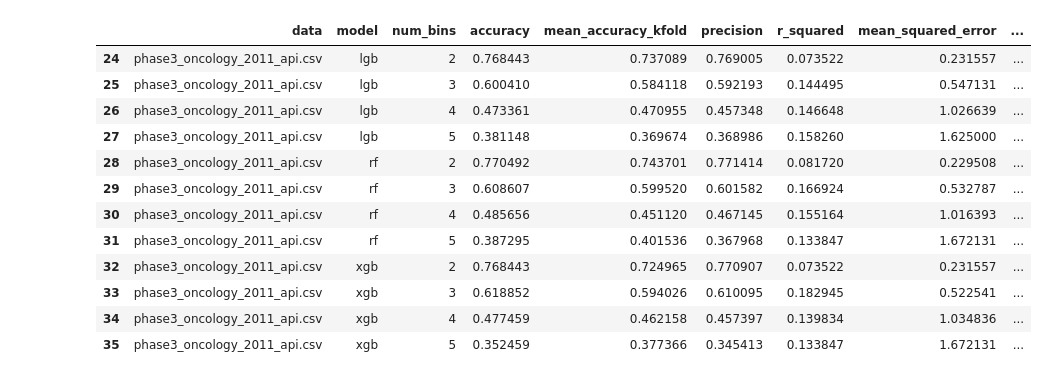
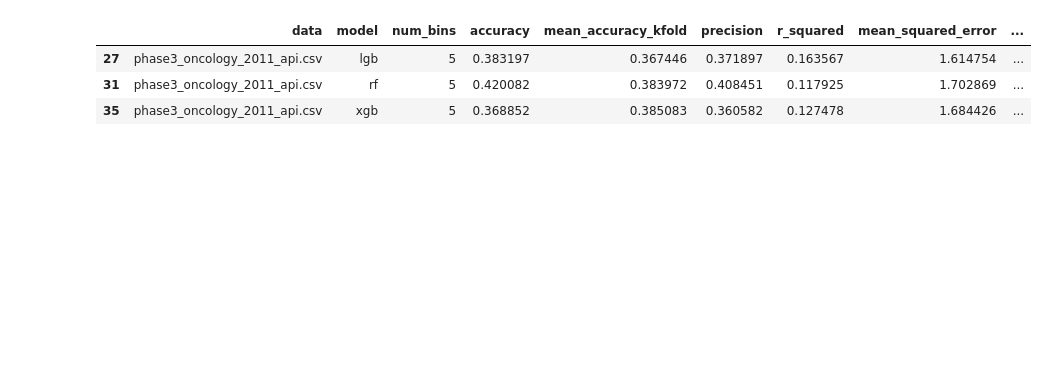
Before and after one commit to cynthiaxu04/predicting-clinicaltrials, a Jupyter notebook: model/make_figures.ipynb, the cells around one changed output. Saved outputs shown, nothing was run; the diff lists cells and outputs as text; code cells hidden in the pictures; blank space fills up the shorter version.

```diff
--- a/model/make_figures.ipynb
+++ b/model/make_figures.ipynb
@@ -114,20 +108,11 @@ grouped
 # %%
-phase = grouped.loc[grouped['data'] == 'phase3_oncology_2011_api.csv']
+phase = grouped.loc[(grouped['data'] == 'phase3_oncology_2011_api.csv') & (grouped['num_bins'] == 5)]
 phase
 # %% [output]
 |  | data | model | num_bins | accuracy | mean_accuracy_kfold | precision | r_squared | mean_squared_error | ... |
-| 24 | phase3_oncology_2011_api.csv | lgb | 2 | 0.768443 | 0.737089 | 0.769005 | 0.073522 | 0.231557 | ... |
-| 25 | phase3_oncology_2011_api.csv | lgb | 3 | 0.600410 | 0.584118 | 0.592193 | 0.144495 | 0.547131 | ... |
-| 26 | phase3_oncology_2011_api.csv | lgb | 4 | 0.473361 | 0.470955 | 0.457348 | 0.146648 | 1.026639 | ... |
-| 27 | phase3_oncology_2011_api.csv | lgb | 5 | 0.381148 | 0.369674 | 0.368986 | 0.158260 | 1.625000 | ... |
-| 28 | phase3_oncology_2011_api.csv | rf | 2 | 0.770492 | 0.743701 | 0.771414 | 0.081720 | 0.229508 | ... |
-| 29 | phase3_oncology_2011_api.csv | rf | 3 | 0.608607 | 0.599520 | 0.601582 | 0.166924 | 0.532787 | ... |
-| 30 | phase3_oncology_2011_api.csv | rf | 4 | 0.485656 | 0.451120 | 0.467145 | 0.155164 | 1.016393 | ... |
-| 31 | phase3_oncology_2011_api.csv | rf | 5 | 0.387295 | 0.401536 | 0.367968 | 0.133847 | 1.672131 | ... |
-| 32 | phase3_oncology_2011_api.csv | xgb | 2 | 0.768443 | 0.724965 | 0.770907 | 0.073522 | 0.231557 | ... |
-| 33 | phase3_oncology_2011_api.csv | xgb | 3 | 0.618852 | 0.594026 | 0.610095 | 0.182945 | 0.522541 | ... |
-| 34 | phase3_oncology_2011_api.csv | xgb | 4 | 0.477459 | 0.462158 | 0.457397 | 0.139834 | 1.034836 | ... |
-| 35 | phase3_oncology_2011_api.csv | xgb | 5 | 0.352459 | 0.377366 | 0.345413 | 0.133847 | 1.672131 | ... |
+| 27 | phase3_oncology_2011_api.csv | lgb | 5 | 0.383197 | 0.367446 | 0.371897 | 0.163567 | 1.614754 | ... |
+| 31 | phase3_oncology_2011_api.csv | rf | 5 | 0.420082 | 0.383972 | 0.408451 | 0.117925 | 1.702869 | ... |
+| 35 | phase3_oncology_2011_api.csv | xgb | 5 | 0.368852 | 0.385083 | 0.360582 | 0.127478 | 1.684426 | ... |
 # %%
 # Style the DataFrame
 styled_df = phase.style.background_gradient(cmap='Blues', subset=['accuracy', 'precision', 'mean_accuracy_kfold']) \
```
Also changed, not shown: parts of 7 cells of this notebook, 20 other files.
